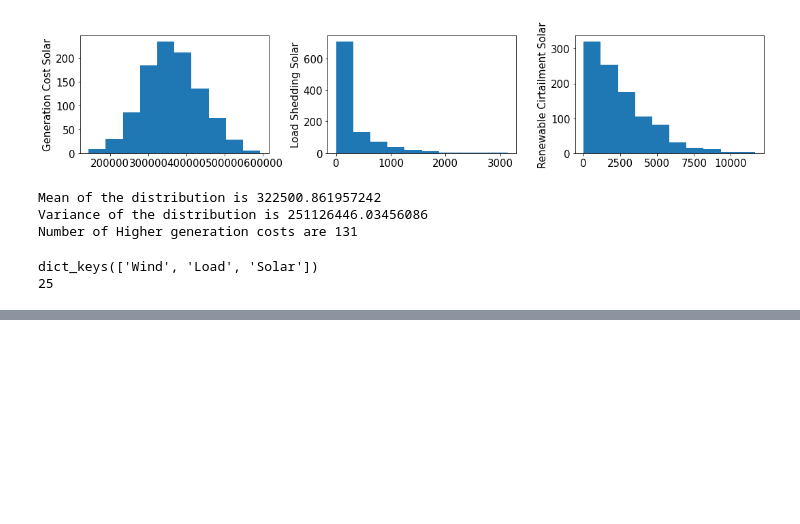
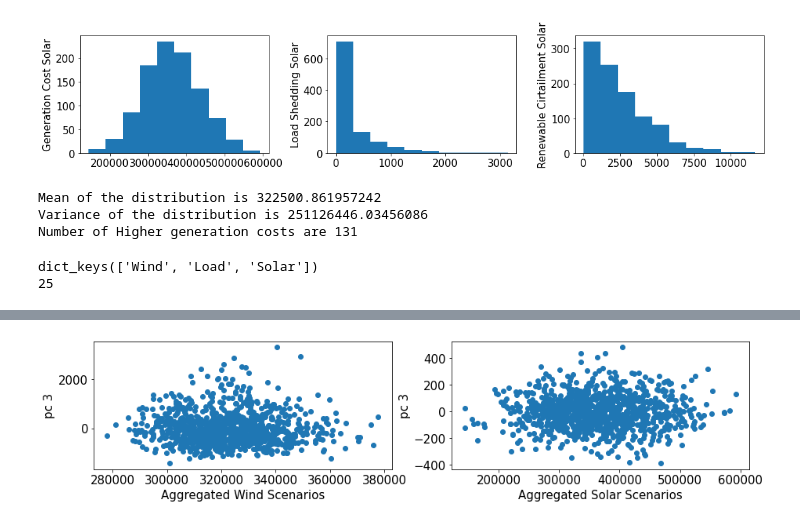
Before and after one commit to MahashwetaPatra/Financial-Modeling-Renewable-Energy, a Jupyter notebook: RTSVaticOutput.ipynb, the cells around one changed output, grey strips where cells are left out. Saved outputs shown, nothing was run; the diff lists cells and outputs as text; code cells hidden in the pictures; blank space fills up the shorter version.

```diff
--- a/RTSVaticOutput.ipynb
+++ b/RTSVaticOutput.ipynb
@@ -206,0 +281,19 @@ plt.savefig("C:\\Users\\Mahashweta Patra\\Documents\\MikeLudkovski\\ORFEUSRTS\\t
+# %%
+#print(principalDf['principal component 1'])
+import numpy as np
+import matplotlib.pyplot as plt
+fig = plt.figure(figsize=(15,3))
+
+ax = fig.add_subplot(1,2,1)
+plt.scatter(GenerationCost, principalDfWind['principal component 3'])
+plt.xlabel("Aggregated Wind Scenarios",fontsize=15)
+plt.ylabel("pc 3",fontsize=15)
+ax.tick_params(labelsize=15)
+
+ax = fig.add_subplot(1,2,2)
+plt.scatter(GenerationCostSolar, principalDfSolar['principal component 3'])
+plt.xlabel("Aggregated Solar Scenarios",fontsize=15)
+plt.ylabel("pc 3",fontsize=15)
+ax.tick_params(labelsize=15)
+# %% [output]
+[figure, added]
```
Also changed, not shown: parts of 7 cells of this notebook.
